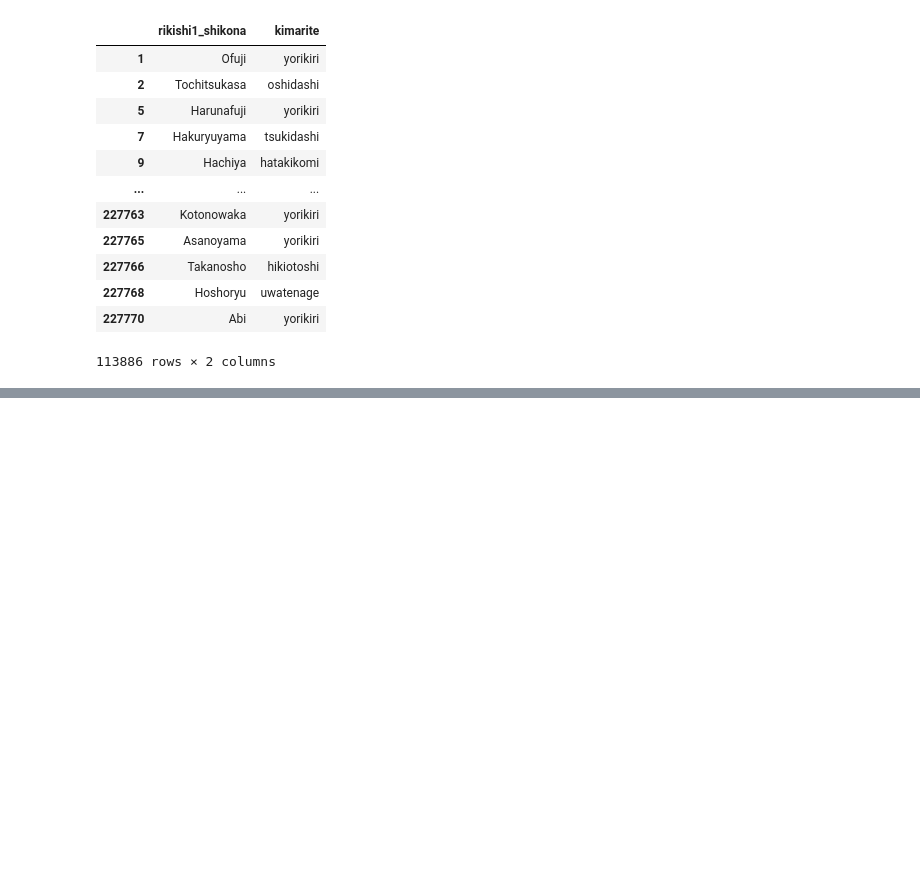
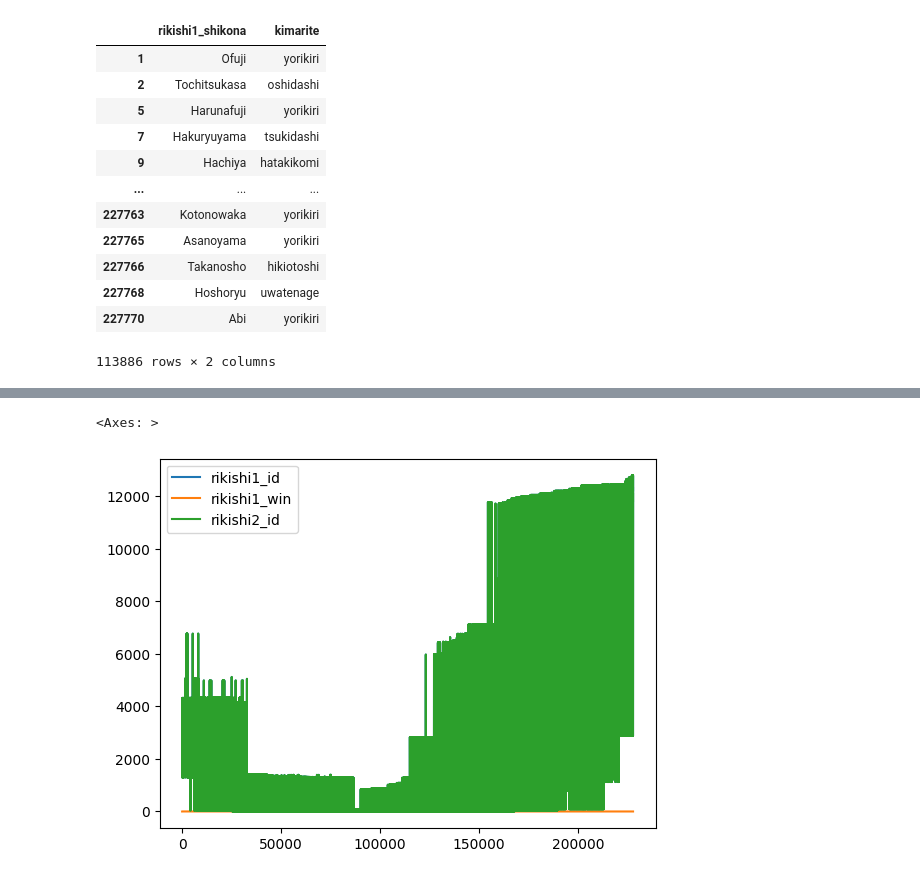
Before and after one commit to mjbrechner/sumo, a Jupyter notebook: Sumo Results.ipynb, the cells around one changed output, grey strips where cells are left out. Drawn from its saved outputs; the diff is of its cells as text; code cells hidden in the pictures; blank space fills up the shorter version.

```diff
--- a/Sumo Results.ipynb
+++ b/Sumo Results.ipynb
@@ -1,7 +1,7 @@
 # %%
 import pandas as pd
 
-sumo = pd.read_csv("results.csv", dtype={'basho': 'string', 'day': 'string', 'rikishi1_id': 'int64', 'rikishi1_rank': 'string', 'rikishi1_shikona': 'string', 'rikishi1_result': 'string', 'rikishi1_win': 'int64', 'kimarite': 'string', 'rikishi2_id': 'int64', 'rikishi2_rank': 'string', 'rikishi2_shikona': 'string', 'rikishi2_result': 'string', 'rikishi2_win': 'string'})
+sumo = pd.read_csv("data/results.csv", dtype={'basho': 'string', 'day': 'string', 'rikishi1_id': 'int64', 'rikishi1_rank': 'string', 'rikishi1_shikona': 'string', 'rikishi1_result': 'string', 'rikishi1_win': 'int64', 'kimarite': 'string', 'rikishi2_id': 'int64', 'rikishi2_rank': 'string', 'rikishi2_shikona': 'string', 'rikishi2_result': 'string', 'rikishi2_win': 'string'})
 # %%
 #print(results.loc[5, 'rikishi1_shikona'])
 sumo
@@ -112,0 +276,6 @@ win_count
+# %%
+import matplotlib
+sumo.plot()
+# %% [output]
+<Axes: >
+[figure, added]
```
Also changed, not shown: parts of 10 cells of this notebook, 8 other files.
